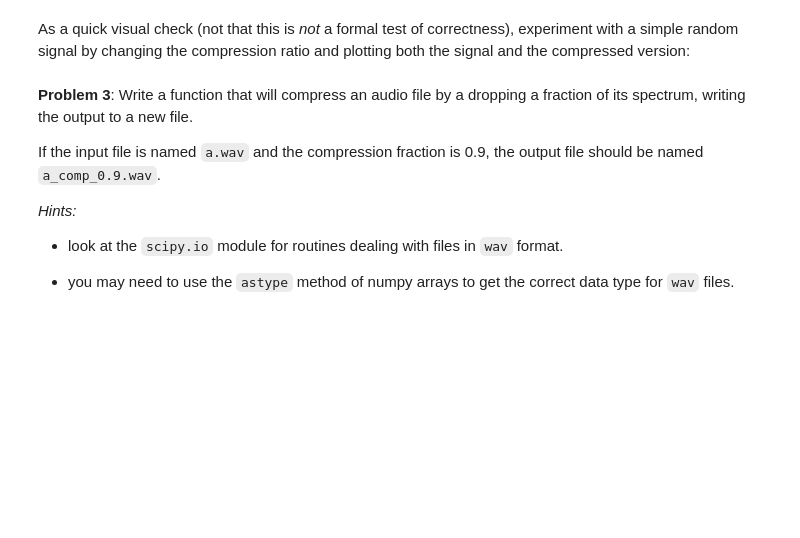
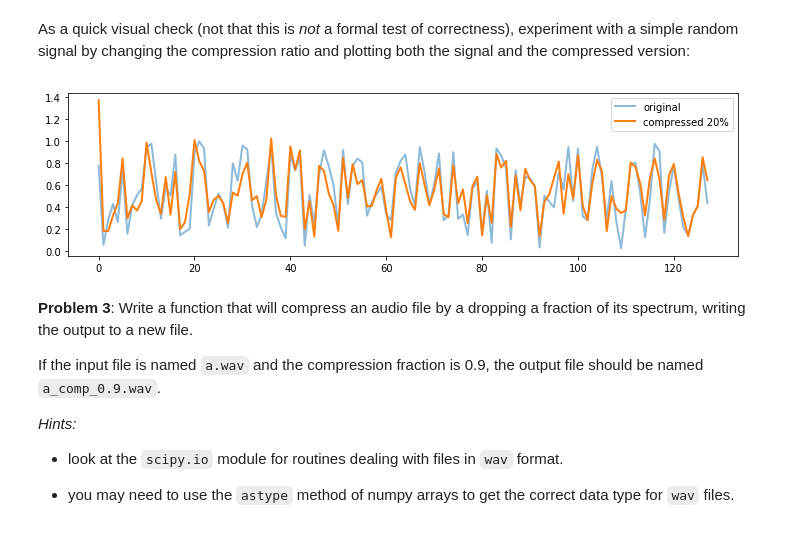
Before and after one commit to carinacheng/python-ay250-homework, a Jupyter notebook: hw1/hw_1_assignment.ipynb, the cells around one changed output. Saved outputs shown, nothing was run; the diff lists cells and outputs as text; code cells hidden in the pictures; blank space fills up the shorter version.

```diff
--- a/hw1/hw_1_assignment.ipynb
+++ b/hw1/hw_1_assignment.ipynb
@@ -288,20 +295,26 @@ def compress_signal(x, fraction):
     x_approx : array
       1-d real array reconstructed after having compressed the input.
     """
-    # your code here
+    x_freq = np.fft.rfft(x) # fft
+    order = np.argsort(x_freq)
+    cutoff = fraction*len(x_freq)
+    x_freq[order[np.arange(cutoff, dtype='int')]] = 0.0 # drop fraction of signal
+    return np.fft.irfft(x_freq) # ifft back
 # %% [markdown]
 As a quick visual check (not that this is *not* a formal test of correctness), experiment with a simple random signal by changing the compression ratio and plotting both the signal and the compressed version:
 # %%
 x = np.random.rand(128)
 # %%
-fraction = 0.6  # play changing this in the 0-1 range
+fraction = .2  # play changing this in the 0-1 range
 
 xa = compress_signal(x, fraction)
 
 plt.figure(figsize=(12,3))
 plt.plot(x, alpha=0.5, lw=2, label='original')
 plt.plot(xa, lw=2, label='compressed {0:.0%}'.format(fraction))
 plt.legend();
+# %% [output]
+[figure, added]
 # %% [markdown]
 **Problem 3**: Write a function that will compress an audio file by a dropping a fraction of its spectrum, writing the output to a new file.
 
```
Also changed, not shown: parts of 12 cells of this notebook.
